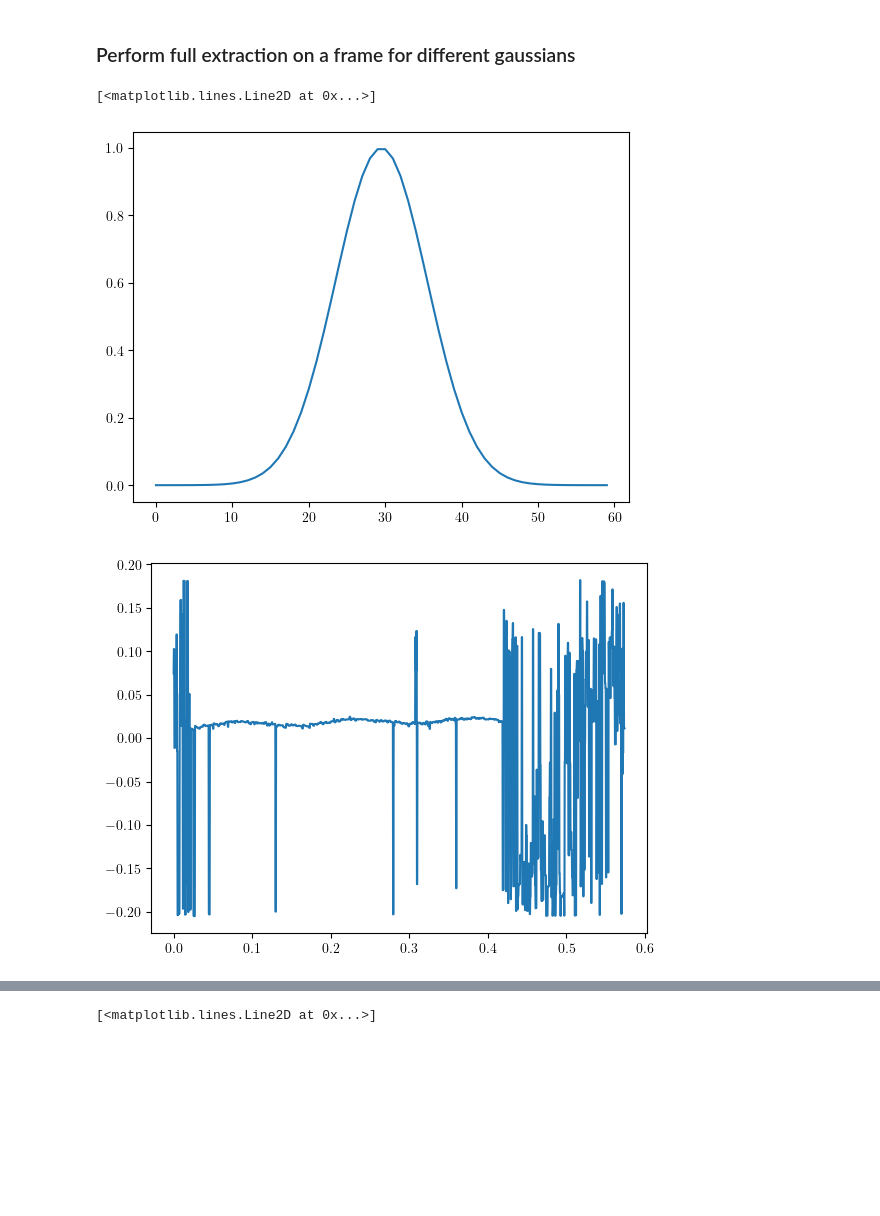
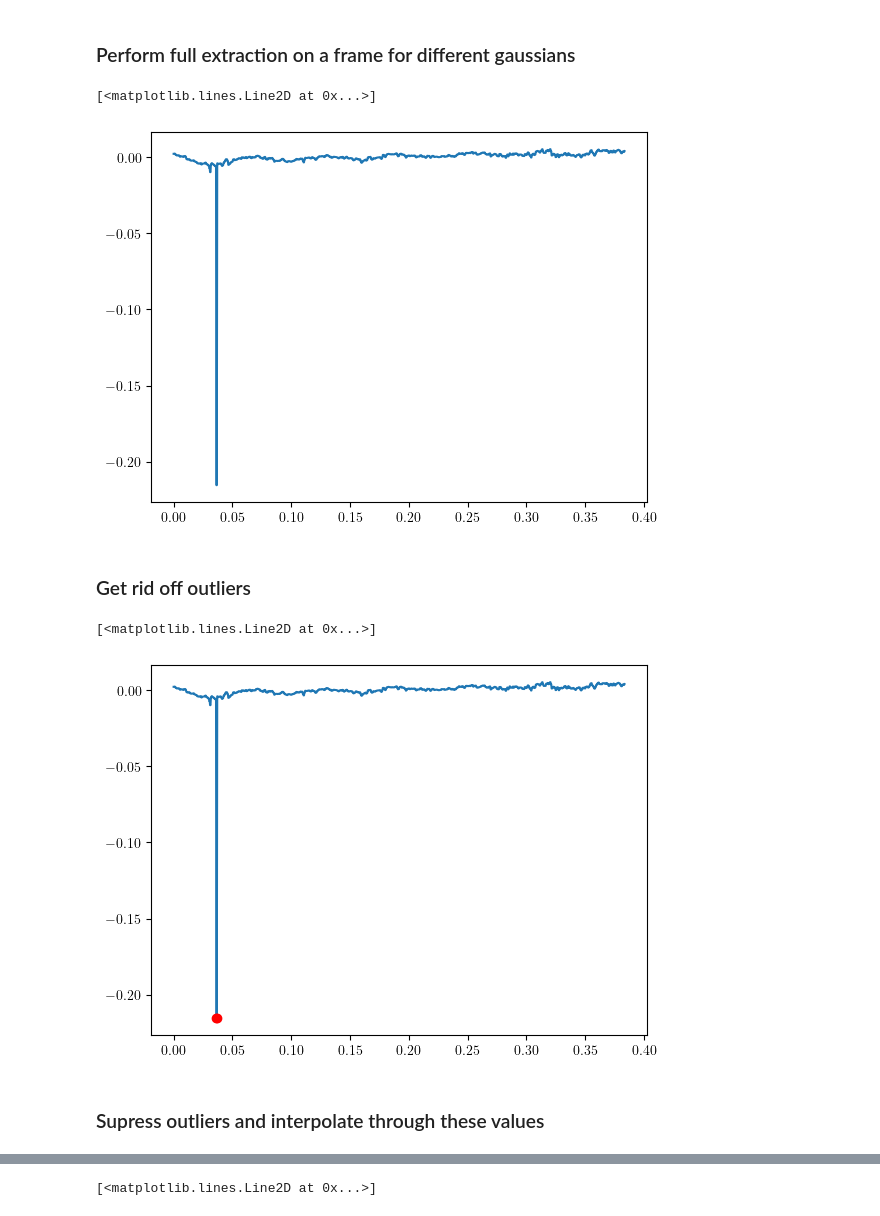
Before and after one commit to Turbotice/icewave, a Jupyter notebook: icewave/sebastien/lab_frasil/notebook_extract_laser_profile.ipynb, the cells around one changed output, grey strips where cells are left out. Saved outputs shown, nothing was run; the diff lists cells and outputs as text; code cells hidden in the pictures; blank space fills up the shorter version.

```diff
--- a/icewave/sebastien/lab_frasil/notebook_extract_laser_profile.ipynb
+++ b/icewave/sebastien/lab_frasil/notebook_extract_laser_profile.ipynb
@@ -50,7 +51,7 @@ def get_laser_indices(img,threshold,channel_color):
     # compute sum along raws
     sum_mask = np.sum(mask,axis = 0)
     # get minimal and maximal index between which we perform correlation
-    laser_indices = np.where(sum_mask > 0)[0]
+    laser_indices = np.where(sum_mask > 5)[0]
     idx_start = laser_indices[0]
     idx_end = laser_indices[-1]
     return idx_start,idx_end
@@ -105,6 +106,24 @@ def extract_laser_frame(M,analysis):
         laser_profile[j] = idx_subpix
 
     return laser_profile
+
+def supress_interp_outliers(x,y,confidence):
+    """Supress outliers from a 1D signal and replace these values by a linear interpolation
+    Inputs : - x, np.array, array of x coordinates over which interpolation should be performed
+             - y, np.array, arrray of signal values
+             - confidence, float, define the confidence interval outside of which we detect outliers mean +- confidence*std
+    Output : - clean_y, np.array, array of values after outliers supression and interpolation """
+    mean = np.mean(y)
+    std = np.std(y)
+
+    threshold = [mean -  confidence*std, mean + confidence*std]
+    outliers = np.where(np.logical_or(y < threshold[0], y > threshold[1]))[0]
+    model_y = np.delete(y,outliers)
+    model_x = np.delete(x,outliers)
+
+    I = scipy.interpolate.interp1d(model_x,model_y,kind = 'linear',fill_value = 'extrapolate')
+    clean_y = I(x)
+    return clean_y
 
 def scale_spatio(laser_spatio,theta_rad,facq_pix,facq_t,idx_start,idx_end):
     """ Scale spatio temporal extraction of laser
@@ -167,7 +186,7 @@ def single_experiment_extraction(path2img,table_param,results_folder):
     img_list = glob.glob(f'{path2img}Basler*.tiff')
 
     ###### Define section of image where laser will be extracted
-    red_threshold = 120 # threshold for selection of idx_start and idx_end
+    red_threshold = 140 # threshold for selection of idx_start and idx_end
     channel_color = 0
     file2load = img_list[0]
     img = cv.imread(file2load)
@@ -192,6 +211,8 @@ def single_experiment_extraction(path2img,table_param,results_folder):
     N = 10
     gaussian = scipy.signal.windows.gaussian(M = gaussian_width * N,std = gaussian_width)
 
+    confidence = 1
+
     for idx_img in range(len(img_list)):
 
         file2load = img_list[idx_img]
@@ -202,7 +223,9 @@ def single_experiment_extraction(path2img,table_param,results_folder):
         img_laser = img[:,idx_start:idx_end,:]
 
         laser_profile = extract_laser_frame(img_laser[:,:,0],gaussian)
-        laser_spatio[:,idx_img] = laser_profile
+        x_array = np.indices(laser_profile.shape)[0]
+        clean_profile = supress_interp_outliers(x_array,laser_profile,confidence)
+        laser_spatio[:,idx_img] = clean_profile
 
     file2save = f'{results_folder}unscaled_laser_{suffixe}.pkl'
 
@@ -238,12 +261,12 @@ path2data = f'U:/Aurore_frasil/{date}_e_{h}mm_laser/'
 folderlist = glob.glob(f'{path2data}*mm')
 
 # select an experiment
-idx_folder = 3
+idx_folder = 18
 path2img = f'{folderlist[idx_folder]}/'
 print(path2img)
 img_list = glob.glob(f'{path2img}Basler*.tiff')
 
-idx_img = 300
+idx_img = 0
 file2load = img_list[idx_img]
 img = cv.imread(file2load)
 img = cv.cvtColor(img,cv.COLOR_BGR2RGB)
@@ -258,7 +281,7 @@ U:/Aurore_frasil/2024_07_10_e_2.5mm_laser\3.3Hz_15mm/
 ## Detect xmin and xmax
 # %%
 ###### Define section of image where laser will be extracted
-red_threshold = 120 # threshold for selection of idx_start and idx_end
+red_threshold = 140 # threshold for selection of idx_start and idx_end
 channel_color = 0
 file2load = img_list[0]
 img = cv.imread(file2load)
@@ -335,23 +361,37 @@ facq_pix = 1/(scale*1e-3) # scale in pixels / meter
 facq_t =  67
 # %%
 laser_spatio = np.zeros((idx_end - idx_start,len(img_list)))
-gaussian_width = 6
+gaussian_width = 15
 N = 10
 gaussian = scipy.signal.windows.gaussian(M = gaussian_width * N,std = gaussian_width)
-
-fig, ax = plt.subplots()
-ax.plot(gaussian)
 
 laser_profile = extract_laser_frame(img_laser[:,:,0],gaussian)
 laser_spatio[:,idx_img] = laser_profile
 
 spatio_scaled = (laser_spatio[:,idx_img] - np.mean(laser_spatio[:,idx_img]))/np.tan(theta_rad)/facq_pix # deformation in meter
 x = np.arange(spatio_scaled.shape[0])/facq_pix # x coordinate in meter
 
 fig, ax = plt.subplots()
 ax.plot(x,spatio_scaled)
 # ax.set_xlim([300,350])
 # %% [output]
 [<matplotlib.lines.Line2D at 0x...>]
-[figure, old version]
+[figure, new version]
-[figure, removed]
+# %% [markdown]
+### Get rid off outliers
+# %%
+mean = np.mean(spatio_scaled)
+std = np.std(spatio_scaled)
+
+confidence = 5
+threshold = [mean -  confidence*std, mean + confidence*std]
+outliers = np.where(np.logical_or(spatio_scaled < threshold[0], spatio_scaled > threshold[1]))[0]
+
+fig, ax = plt.subplots()
+ax.plot(x,spatio_scaled)
+ax.plot(x[outliers],spatio_scaled[outliers],'ro')
+# %% [output]
+[<matplotlib.lines.Line2D at 0x...>]
+[figure, added]
+# %% [markdown]
+### Supress outliers and interpolate through these values
```
Also changed, not shown: parts of 14 cells of this notebook, 8 other files.
